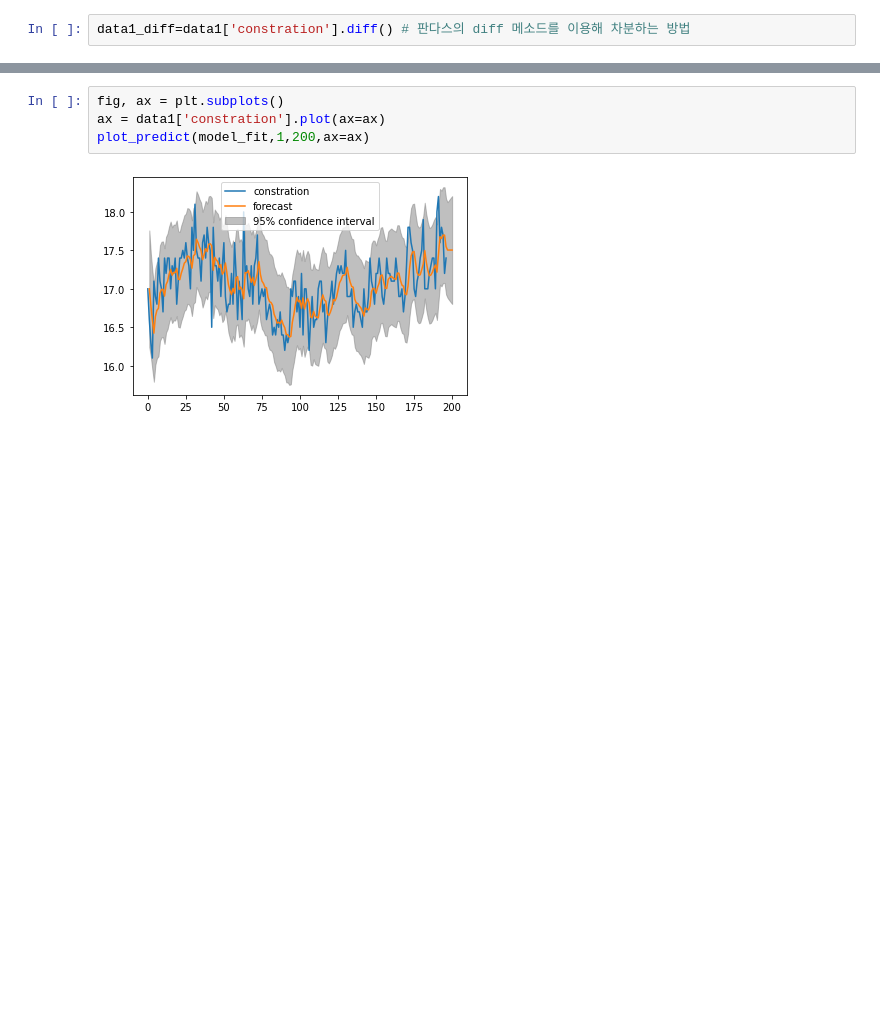
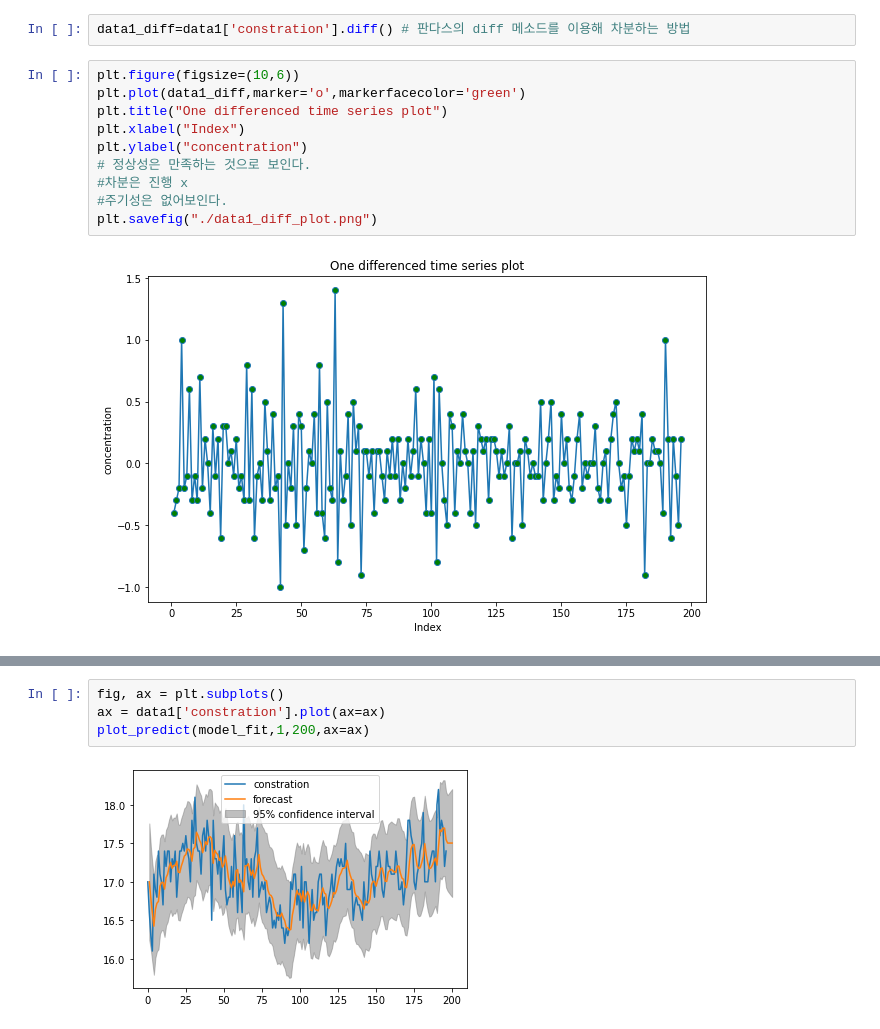
Before and after one commit to bub3690/22-2_TimeSeries, a Jupyter notebook: final_project.ipynb, the cells around one changed output, grey strips where cells are left out. Saved outputs shown, nothing was run; the diff lists cells and outputs as text; blank space fills up the shorter version.

```diff
--- a/final_project.ipynb
+++ b/final_project.ipynb
@@ -67,5 +71,17 @@ plt.show()
 # %%
 data1_diff=data1['constration'].diff() # 판다스의 diff 메소드를 이용해 차분하는 방법
+# %%
+plt.figure(figsize=(10,6))
+plt.plot(data1_diff,marker='o',markerfacecolor='green')
+plt.title("One differenced time series plot")
+plt.xlabel("Index")
+plt.ylabel("concentration")
+# 정상성은 만족하는 것으로 보인다.
+#차분은 진행 x
+#주기성은 없어보인다.
+plt.savefig("./data1_diff_plot.png")
+# %% [output]
+[figure, added]
 # %%
 # acf, pacf
 import statsmodels.graphics.tsaplots as sgt
```
Also changed, not shown: parts of 40 cells of this notebook, 13 other files.
